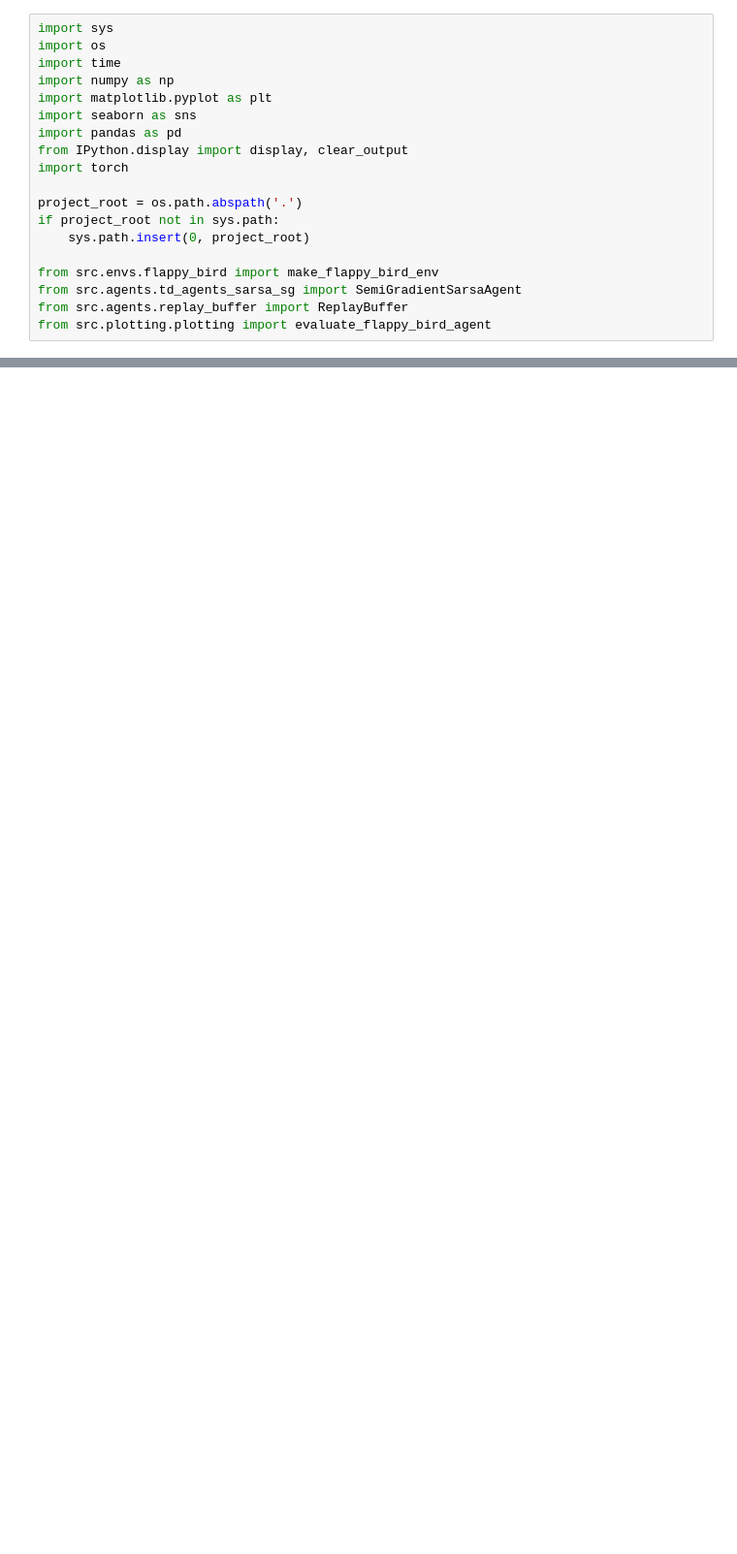
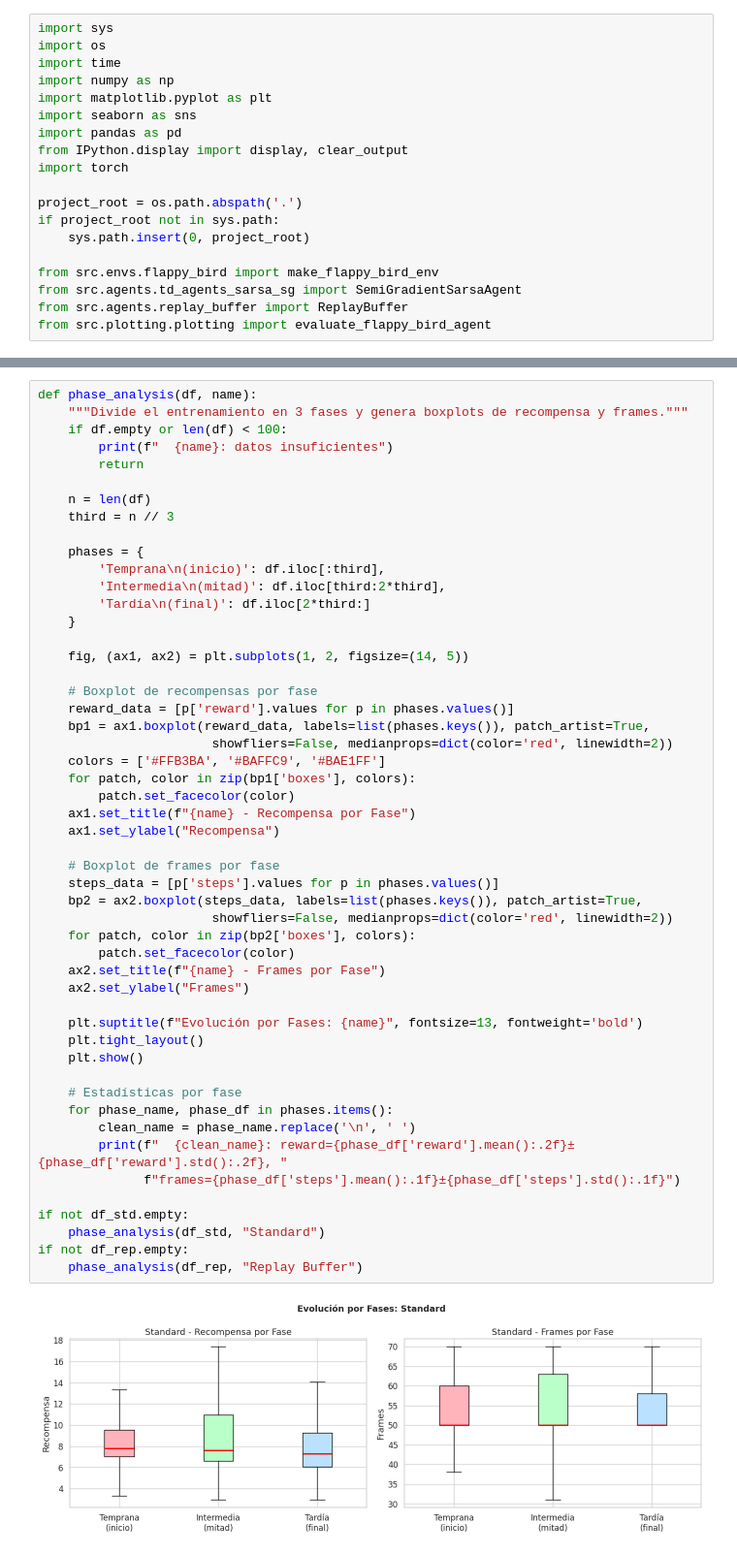
Before and after one commit to rafelsalgueiro/GallegoSalgueiroVera, a Jupyter notebook: Entornos_Complejos/sarsa_semi_gradient.ipynb, the cells around one changed output, grey strips where cells are left out. Shown at 97% size. Saved outputs shown, nothing was run; the diff lists cells and outputs as text; blank space fills up the shorter version.

```diff
--- a/Entornos_Complejos/sarsa_semi_gradient.ipynb
+++ b/Entornos_Complejos/sarsa_semi_gradient.ipynb
@@ -231,0 +513,53 @@ if not df_rep.empty:
+# %%
+def phase_analysis(df, name):
+    """Divide el entrenamiento en 3 fases y genera boxplots de recompensa y frames."""
+    if df.empty or len(df) < 100:
+        print(f"  {name}: datos insuficientes")
+        return
+
+    n = len(df)
+    third = n // 3
+
+    phases = {
+        'Temprana\n(inicio)': df.iloc[:third],
+        'Intermedia\n(mitad)': df.iloc[third:2*third],
+        'Tardía\n(final)': df.iloc[2*third:]
+    }
+
+    fig, (ax1, ax2) = plt.subplots(1, 2, figsize=(14, 5))
+
+    # Boxplot de recompensas por fase
+    reward_data = [p['reward'].values for p in phases.values()]
+    bp1 = ax1.boxplot(reward_data, labels=list(phases.keys()), patch_artist=True,
+                       showfliers=False, medianprops=dict(color='red', linewidth=2))
+    colors = ['#FFB3BA', '#BAFFC9', '#BAE1FF']
+    for patch, color in zip(bp1['boxes'], colors):
+        patch.set_facecolor(color)
+    ax1.set_title(f"{name} - Recompensa por Fase")
+    ax1.set_ylabel("Recompensa")
+
+    # Boxplot de frames por fase
+    steps_data = [p['steps'].values for p in phases.values()]
+    bp2 = ax2.boxplot(steps_data, labels=list(phases.keys()), patch_artist=True,
+                       showfliers=False, medianprops=dict(color='red', linewidth=2))
+    for patch, color in zip(bp2['boxes'], colors):
+        patch.set_facecolor(color)
+    ax2.set_title(f"{name} - Frames por Fase")
+    ax2.set_ylabel("Frames")
+
+    plt.suptitle(f"Evolución por Fases: {name}", fontsize=13, fontweight='bold')
+    plt.tight_layout()
+    plt.show()
+
+    # Estadísticas por fase
+    for phase_name, phase_df in phases.items():
+        clean_name = phase_name.replace('\n', ' ')
+        print(f"  {clean_name}: reward={phase_df['reward'].mean():.2f}±{phase_df['reward'].std():.2f}, "
+              f"frames={phase_df['steps'].mean():.1f}±{phase_df['steps'].std():.1f}")
+
+if not df_std.empty:
+    phase_analysis(df_std, "Standard")
+if not df_rep.empty:
+    phase_analysis(df_rep, "Replay Buffer")
+# %% [output]
+[figure, added]
```
Also changed, not shown: parts of 32 cells of this notebook, 2 other files.
